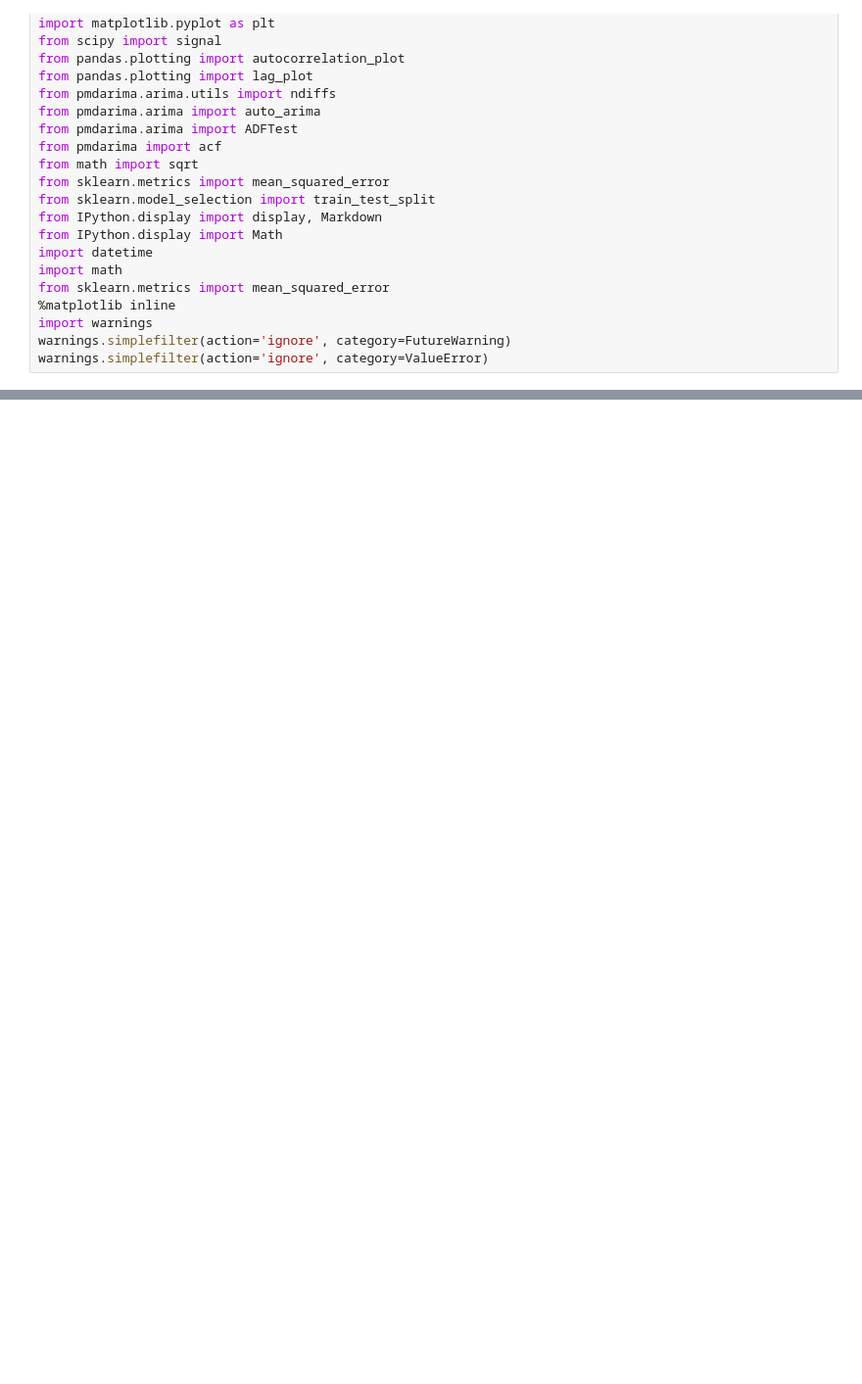
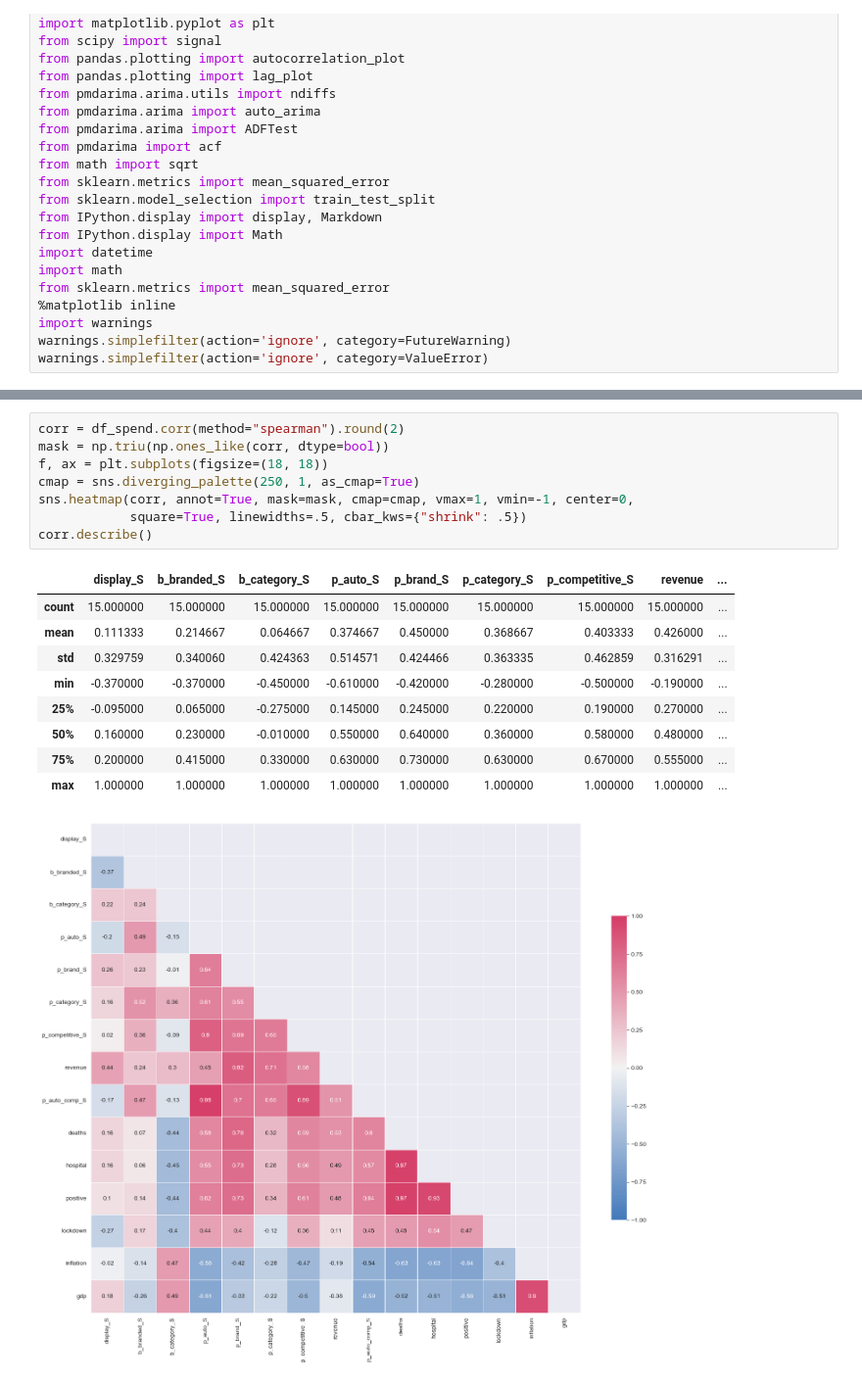
Before and after one commit to NA-Git/Bayesian_Methods, a Jupyter notebook: attribution/TimeSeries/TS_EDA.ipynb, the cells around one changed output, grey strips where cells are left out. Shown at 98% size. Cells and saved outputs as stored; diff of their text form; blank space fills up the shorter version.

```diff
--- a/attribution/TimeSeries/TS_EDA.ipynb
+++ b/attribution/TimeSeries/TS_EDA.ipynb
@@ -263,0 +163,19 @@ plt.show()
+# %%
+corr = df_spend.corr(method="spearman").round(2)
+mask = np.triu(np.ones_like(corr, dtype=bool))
+f, ax = plt.subplots(figsize=(18, 18))
+cmap = sns.diverging_palette(250, 1, as_cmap=True)
+sns.heatmap(corr, annot=True, mask=mask, cmap=cmap, vmax=1, vmin=-1, center=0,
+            square=True, linewidths=.5, cbar_kws={"shrink": .5})
+corr.describe()
+# %% [output]
+|  | display_S | b_branded_S | b_category_S | p_auto_S | p_brand_S | p_category_S | p_competitive_S | revenue | ... |
+| count | 15.000000 | 15.000000 | 15.000000 | 15.000000 | 15.000000 | 15.000000 | 15.000000 | 15.000000 | ... |
+| mean | 0.111333 | 0.214667 | 0.064667 | 0.374667 | 0.450000 | 0.368667 | 0.403333 | 0.426000 | ... |
+| std | 0.329759 | 0.340060 | 0.424363 | 0.514571 | 0.424466 | 0.363335 | 0.462859 | 0.316291 | ... |
+| min | -0.370000 | -0.370000 | -0.450000 | -0.610000 | -0.420000 | -0.280000 | -0.500000 | -0.190000 | ... |
+| 25% | -0.095000 | 0.065000 | -0.275000 | 0.145000 | 0.245000 | 0.220000 | 0.190000 | 0.270000 | ... |
+| 50% | 0.160000 | 0.230000 | -0.010000 | 0.550000 | 0.640000 | 0.360000 | 0.580000 | 0.480000 | ... |
+| 75% | 0.200000 | 0.415000 | 0.330000 | 0.630000 | 0.730000 | 0.630000 | 0.670000 | 0.555000 | ... |
+| max | 1.000000 | 1.000000 | 1.000000 | 1.000000 | 1.000000 | 1.000000 | 1.000000 | 1.000000 | ... |
+[figure, added]
```
Also changed, not shown: parts of 36 cells of this notebook.
